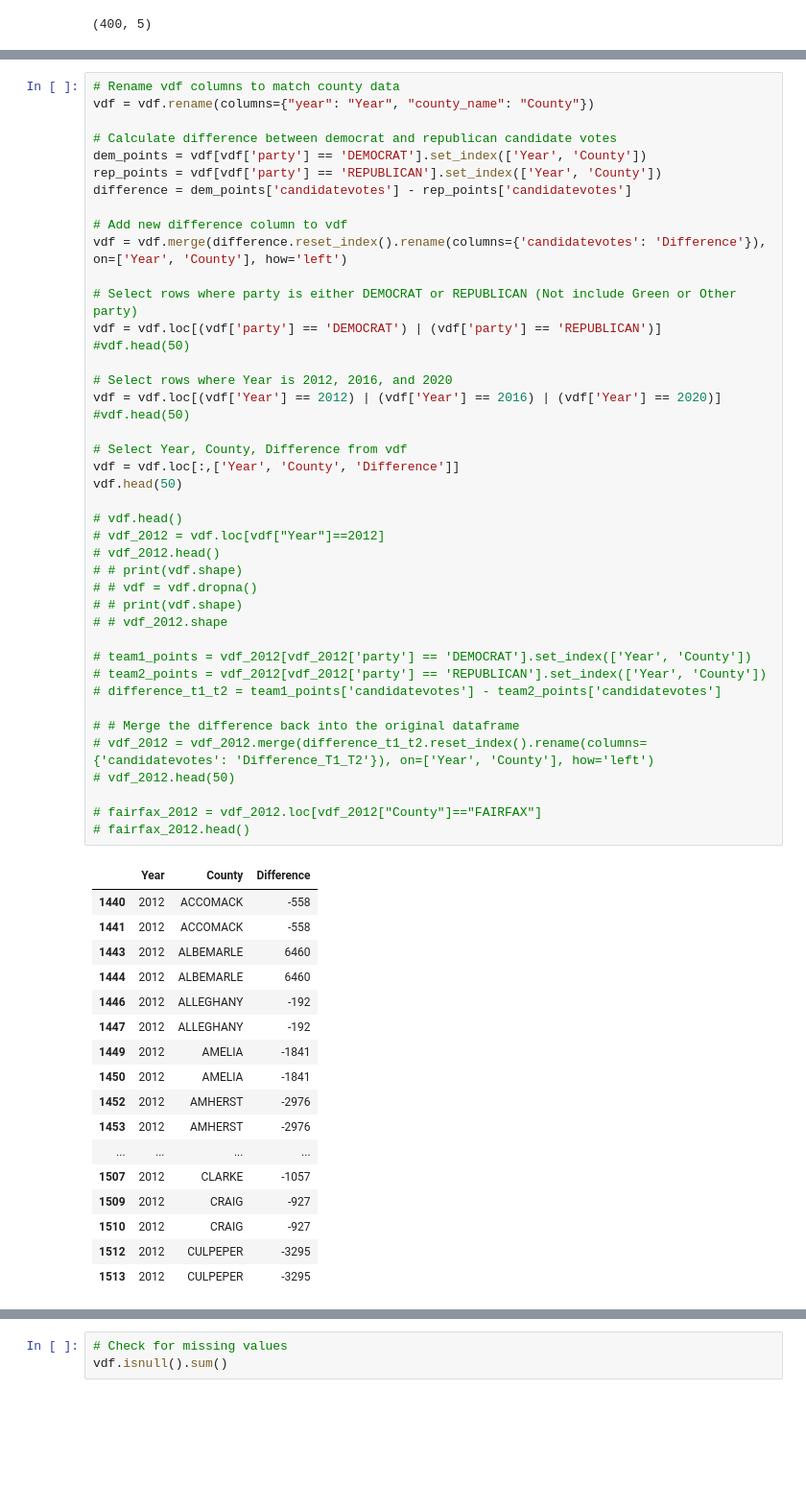
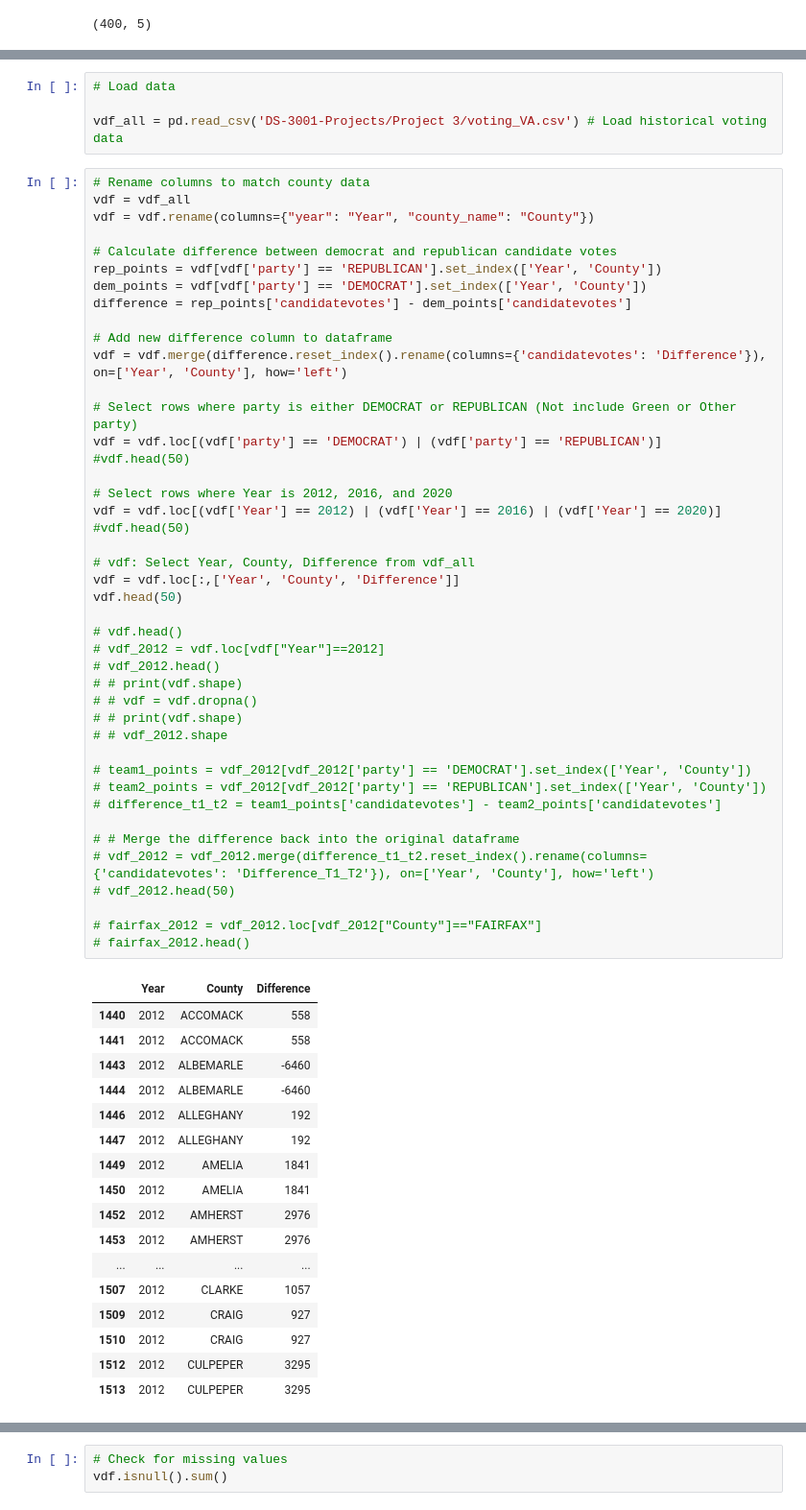
Before and after one commit to gdbwoo/DS-3001-Projects, a Jupyter notebook: Project 3/project_voting.ipynb, the cells around one changed output, grey strips where cells are left out. Shown at 96% size. Cells and saved outputs as stored; diff of their text form; blank space fills up the shorter version.

```diff
--- a/Project 3/project_voting.ipynb
+++ b/Project 3/project_voting.ipynb
@@ -171,63 +174,68 @@ cdf = pd.read_csv('DS-3001-Projects/Project 3/county_adjacencies.csv') # Load co
+# %%
+# Load data
+
+vdf_all = pd.read_csv('DS-3001-Projects/Project 3/voting_VA.csv') # Load historical voting data
 # %%
-# Rename vdf columns to match county data
+# Rename columns to match county data
+vdf = vdf_all
 vdf = vdf.rename(columns={"year": "Year", "county_name": "County"})
 
 # Calculate difference between democrat and republican candidate votes
+rep_points = vdf[vdf['party'] == 'REPUBLICAN'].set_index(['Year', 'County'])
 dem_points = vdf[vdf['party'] == 'DEMOCRAT'].set_index(['Year', 'County'])
-rep_points = vdf[vdf['party'] == 'REPUBLICAN'].set_index(['Year', 'County'])
-difference = dem_points['candidatevotes'] - rep_points['candidatevotes']
+difference = rep_points['candidatevotes'] - dem_points['candidatevotes']
 
-# Add new difference column to vdf
+# Add new difference column to dataframe
 vdf = vdf.merge(difference.reset_index().rename(columns={'candidatevotes': 'Difference'}), on=['Year', 'County'], how='left')
 
 # Select rows where party is either DEMOCRAT or REPUBLICAN (Not include Green or Other party)
 vdf = vdf.loc[(vdf['party'] == 'DEMOCRAT') | (vdf['party'] == 'REPUBLICAN')]
 #vdf.head(50)
 
 # Select rows where Year is 2012, 2016, and 2020
 vdf = vdf.loc[(vdf['Year'] == 2012) | (vdf['Year'] == 2016) | (vdf['Year'] == 2020)]
 #vdf.head(50)
 
-# Select Year, County, Difference from vdf
+# vdf: Select Year, County, Difference from vdf_all
 vdf = vdf.loc[:,['Year', 'County', 'Difference']]
 vdf.head(50)
 
 # vdf.head()
 # vdf_2012 = vdf.loc[vdf["Year"]==2012]
 # vdf_2012.head()
 # # print(vdf.shape)
 # # vdf = vdf.dropna()
 # # print(vdf.shape)
 # # vdf_2012.shape
 
 # team1_points = vdf_2012[vdf_2012['party'] == 'DEMOCRAT'].set_index(['Year', 'County'])
 # team2_points = vdf_2012[vdf_2012['party'] == 'REPUBLICAN'].set_index(['Year', 'County'])
 # difference_t1_t2 = team1_points['candidatevotes'] - team2_points['candidatevotes']
 
 # # Merge the difference back into the original dataframe
 # vdf_2012 = vdf_2012.merge(difference_t1_t2.reset_index().rename(columns={'candidatevotes': 'Difference_T1_T2'}), on=['Year', 'County'], how='left')
 # vdf_2012.head(50)
 
 # fairfax_2012 = vdf_2012.loc[vdf_2012["County"]=="FAIRFAX"]
 # fairfax_2012.head()
 # %% [output]
 |  | Year | County | Difference |
-| 1440 | 2012 | ACCOMACK | -558 |
-| 1441 | 2012 | ACCOMACK | -558 |
-| 1443 | 2012 | ALBEMARLE | 6460 |
-| 1444 | 2012 | ALBEMARLE | 6460 |
-| 1446 | 2012 | ALLEGHANY | -192 |
-| 1447 | 2012 | ALLEGHANY | -192 |
-| 1449 | 2012 | AMELIA | -1841 |
-| 1450 | 2012 | AMELIA | -1841 |
-| 1452 | 2012 | AMHERST | -2976 |
-| 1453 | 2012 | AMHERST | -2976 |
+| 1440 | 2012 | ACCOMACK | 558 |
+| 1441 | 2012 | ACCOMACK | 558 |
+| 1443 | 2012 | ALBEMARLE | -6460 |
+| 1444 | 2012 | ALBEMARLE | -6460 |
+| 1446 | 2012 | ALLEGHANY | 192 |
+| 1447 | 2012 | ALLEGHANY | 192 |
+| 1449 | 2012 | AMELIA | 1841 |
+| 1450 | 2012 | AMELIA | 1841 |
+| 1452 | 2012 | AMHERST | 2976 |
+| 1453 | 2012 | AMHERST | 2976 |
 | ... | ... | ... | ... |
-| 1507 | 2012 | CLARKE | -1057 |
-| 1509 | 2012 | CRAIG | -927 |
-| 1510 | 2012 | CRAIG | -927 |
-| 1512 | 2012 | CULPEPER | -3295 |
-| 1513 | 2012 | CULPEPER | -3295 |
+| 1507 | 2012 | CLARKE | 1057 |
+| 1509 | 2012 | CRAIG | 927 |
+| 1510 | 2012 | CRAIG | 927 |
+| 1512 | 2012 | CULPEPER | 3295 |
+| 1513 | 2012 | CULPEPER | 3295 |
 # %%
 # Merge new vdf with county data, df_comb
 vdf = pd.merge(df_comb, vdf, on=['Year', 'County'], how='outer')
```
Also changed, not shown: parts of 20 cells of this notebook.
